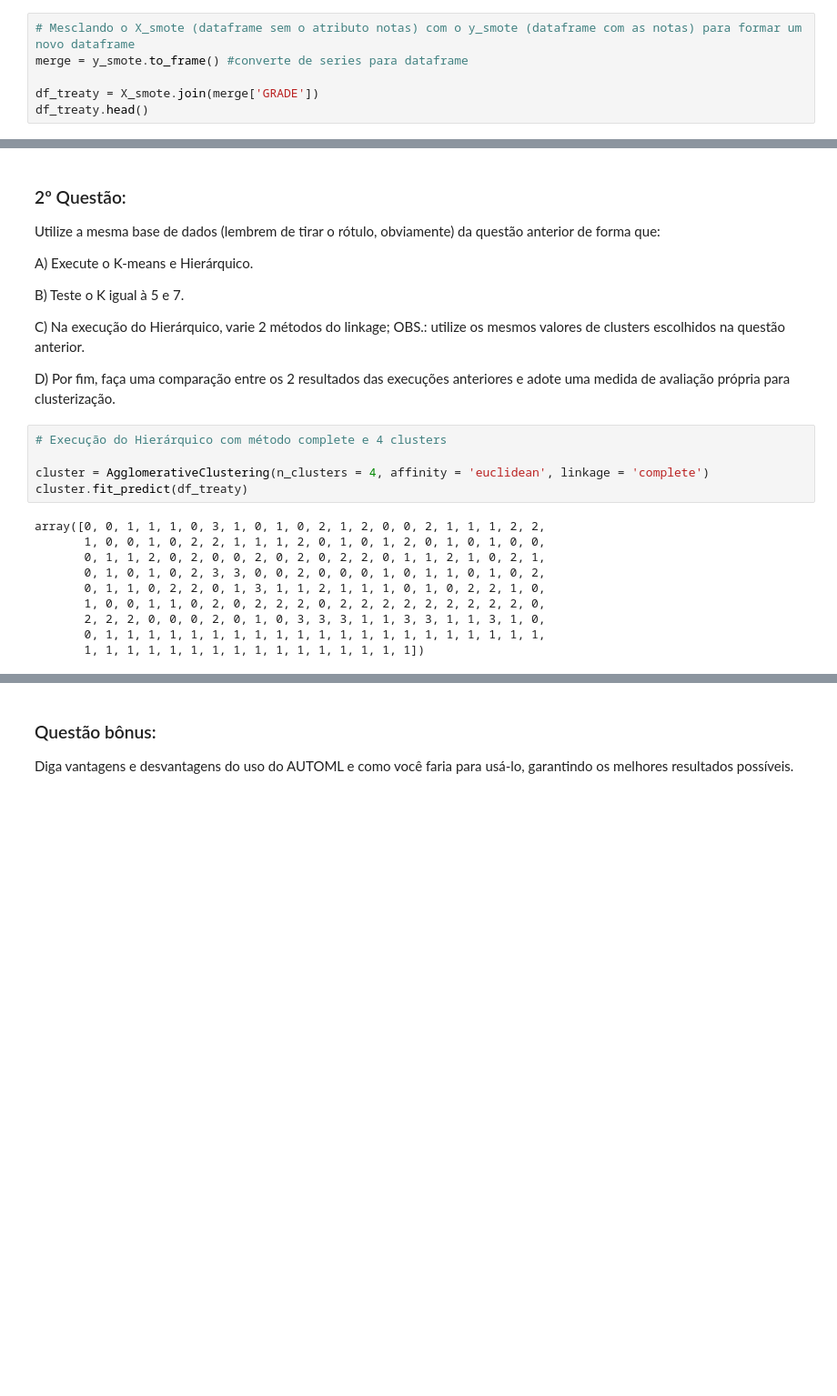
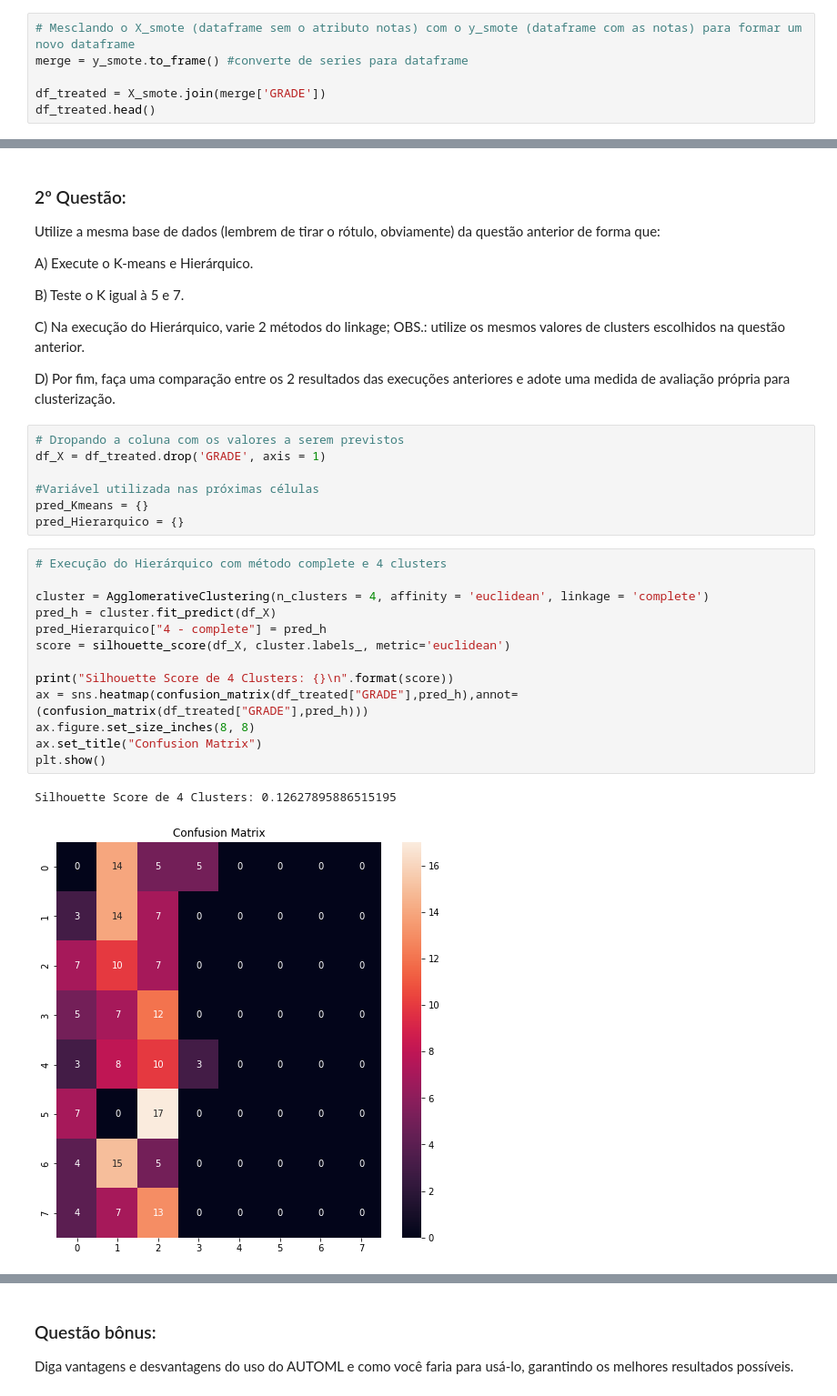
Before and after one commit to mthonorio/IA, a Jupyter notebook: prova_2/ProvaIA_2.ipynb, the cells around one changed output, grey strips where cells are left out. Shown: that part at 91% size. Drawn from its saved outputs; the diff is of its cells as text; blank space fills up the shorter version.

```diff
--- a/prova_2/ProvaIA_2.ipynb
+++ b/prova_2/ProvaIA_2.ipynb
@@ -236,8 +236,8 @@ Name: GRADE, dtype: int64
 # Mesclando o X_smote (dataframe sem o atributo notas) com o y_smote (dataframe com as notas) para formar um novo dataframe
 merge = y_smote.to_frame() #converte de series para dataframe
 
-df_treaty = X_smote.join(merge['GRADE'])
-df_treaty.head()
+df_treated = X_smote.join(merge['GRADE'])
+df_treated.head()
 # %% [output]
 |  | AGE | GENDER | HS_TYPE | SCHOLARSHIP | WORK | ACTIVITY | PARTNER | LIVING | STUDY_HRS | READ_FREQ | ... |
 | 0 | 1 | 2 | 2 | 3 | 2 | 2 | 1 | 1 | 3 | 2 | ... |
@@ -380,21 +380,29 @@ B) Teste o K igual à 5 e 7.
 C) Na execução do Hierárquico, varie 2 métodos do linkage; OBS.: utilize os mesmos valores de clusters escolhidos na questão anterior.
 
 D) Por fim, faça uma comparação entre os 2 resultados das execuções anteriores e adote uma medida de avaliação própria para clusterização.
+# %%
+# Dropando a coluna com os valores a serem previstos
+df_X = df_treated.drop('GRADE', axis = 1)
+
+#Variável utilizada nas próximas células
+pred_Kmeans = {}
+pred_Hierarquico = {}
 # %%
 # Execução do Hierárquico com método complete e 4 clusters
 
 cluster = AgglomerativeClustering(n_clusters = 4, affinity = 'euclidean', linkage = 'complete')
-cluster.fit_predict(df_treaty)
+pred_h = cluster.fit_predict(df_X)
+pred_Hierarquico["4 - complete"] = pred_h
+score = silhouette_score(df_X, cluster.labels_, metric='euclidean')
+
+print("Silhouette Score de 4 Clusters: {}\n".format(score))
+ax = sns.heatmap(confusion_matrix(df_treated["GRADE"],pred_h),annot=(confusion_matrix(df_treated["GRADE"],pred_h)))
+ax.figure.set_size_inches(8, 8)
+ax.set_title("Confusion Matrix")
+plt.show()
 # %% [output]
-array([0, 0, 1, 1, 1, 0, 3, 1, 0, 1, 0, 2, 1, 2, 0, 0, 2, 1, 1, 1, 2, 2,
-       1, 0, 0, 1, 0, 2, 2, 1, 1, 1, 2, 0, 1, 0, 1, 2, 0, 1, 0, 1, 0, 0,
-       0, 1, 1, 2, 0, 2, 0, 0, 2, 0, 2, 0, 2, 2, 0, 1, 1, 2, 1, 0, 2, 1,
-       0, 1, 0, 1, 0, 2, 3, 3, 0, 0, 2, 0, 0, 0, 1, 0, 1, 1, 0, 1, 0, 2,
-       0, 1, 1, 0, 2, 2, 0, 1, 3, 1, 1, 2, 1, 1, 1, 0, 1, 0, 2, 2, 1, 0,
-       1, 0, 0, 1, 1, 0, 2, 0, 2, 2, 2, 0, 2, 2, 2, 2, 2, 2, 2, 2, 2, 0,
-       2, 2, 2, 0, 0, 0, 2, 0, 1, 0, 3, 3, 3, 1, 1, 3, 3, 1, 1, 3, 1, 0,
-       0, 1, 1, 1, 1, 1, 1, 1, 1, 1, 1, 1, 1, 1, 1, 1, 1, 1, 1, 1, 1, 1,
-       1, 1, 1, 1, 1, 1, 1, 1, 1, 1, 1, 1, 1, 1, 1, 1])
+Silhouette Score de 4 Clusters: 0.12627895886515195
+[figure, added]
 # %%
 # Execução do Hierárquico com método average e 4 clusters
 
```
Also changed, not shown: parts of 10 cells of this notebook.
